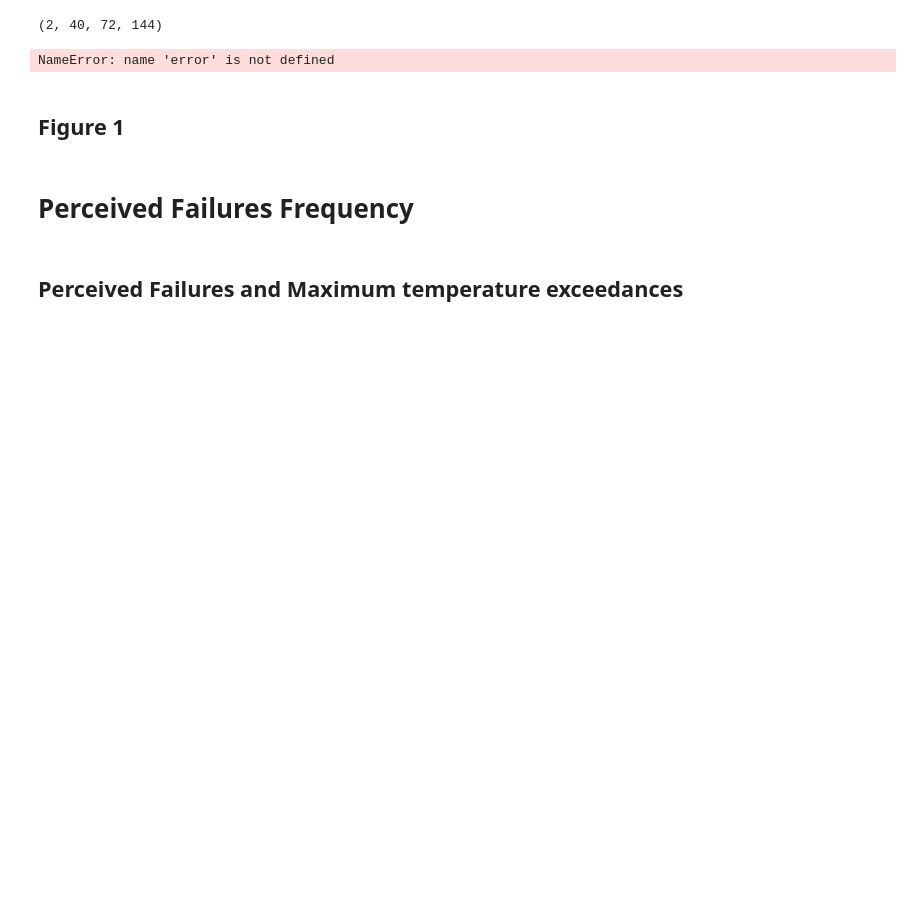
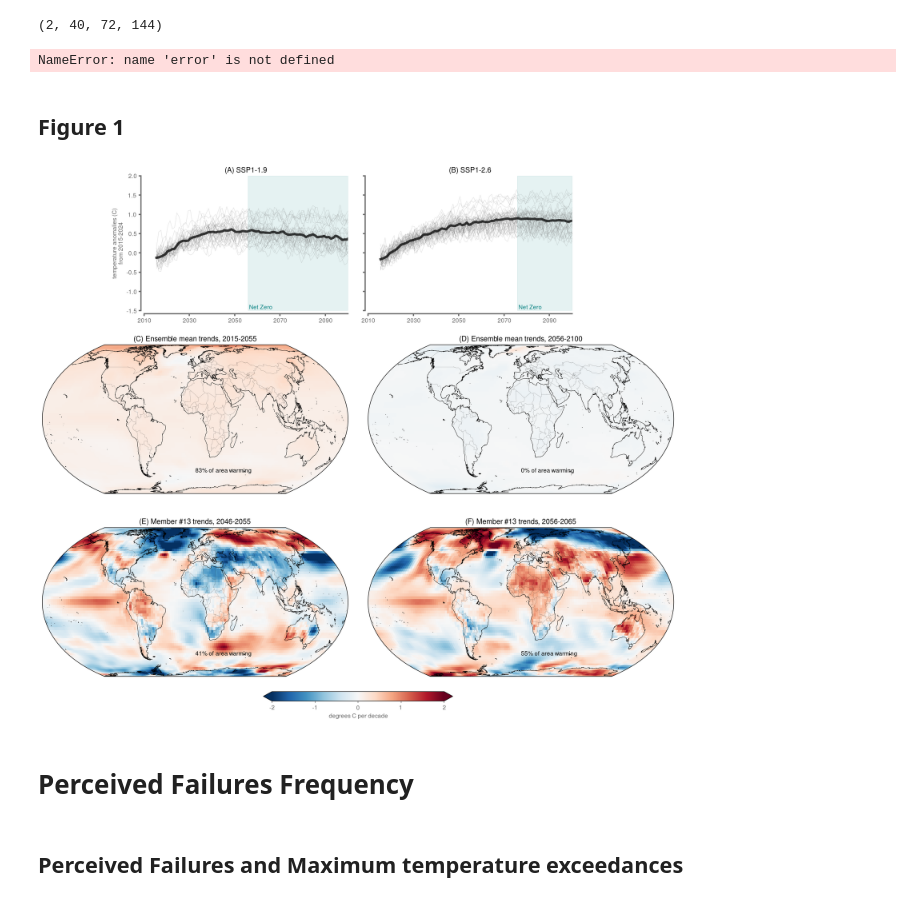
Before and after one commit to eabarnes1010/netzero_perception, a Jupyter notebook: _analysis.ipynb, the cells around one changed output. Cells and saved outputs as stored; diff of their text form; code cells hidden in the pictures; blank space fills up the shorter version.

```diff
--- a/_analysis.ipynb
+++ b/_analysis.ipynb
@@ -134,7 +134,7 @@ def plot_timeseries(netzero_year):
     plt.xlim(2010,2100)
     plt.ylim(-1.5,2.0)
 
-    plt.text(netzero_year+.5,-1.45,'Net-Zero',color="teal")
+    plt.text(netzero_year+.5,-1.45,'Net Zero',color="teal")
 # %%
 imp.reload(plots)
 PLOT_MEMBER = settings["plot_member"]
@@ -142,7 +142,7 @@ MULT_FACTOR = 10
 #------------------------
 # fig = plt.figure(figsize=(13,3*3))
 fig = plt.figure(figsize=(5.0*1.5*2,3.75*1.3*3))
-vbound = 0.15*MULT_FACTOR
+vbound = 0.2*MULT_FACTOR
 #------------------------
 # Plot time series
 
@@ -217,36 +217,39 @@ for MASK_BOOL in (False,):
                               cmap='RdBu_r',
                               vmin= -vbound,
                               vmax= vbound,
                               inc=None,
                               cbarBool=False,
                               contourMap=[],
                               contourVals = [],
                               fastBool=True,
                               extent='both',
                              )
-            ax.text(0,-50,str(int((100*frac).round())) + '\% of area warming',color='black', fontsize=8, transform=ct.crs.PlateCarree())
+            ax.text(0,-50,str(int((100*frac).round())) + '\% of area warming',color='black', fontsize=10, transform=ct.crs.PlateCarree())
 
             image.set_clim(-vbound,vbound)
             ax.xaxis.set_visible(False)
             ax.yaxis.set_visible(False)
             ax.set_title(title_text)
 
+    fig.tight_layout(pad=1., h_pad=0., w_pad=-2)
     # set colorbar
     axs = fig.axes
     bounds = np.round(np.arange(-.2,.29,.1),3)*MULT_FACTOR
     cb = fig.colorbar(image, ax=axs,
                       shrink=0.3,
                       ticks=bounds,
                       location='bottom',
-                      pad=.05,
+                      pad=.025,
                       extend='both',
                       label='degrees C per decade',
                      )
     cb.set_ticklabels(['-2', '-1', '0', '1', '2'])
 
     # plt.tight_layout()
-    plt.savefig(FIGURE_DIRECTORY + EXP_NAME + '_five_panel_trends_member' + str(PLOT_MEMBER) + '.png',  bbox_inches='tight', dpi=savefig_dpi)
+    plots.savefig(FIGURE_DIRECTORY + EXP_NAME + '_five_panel_trends_member' + str(PLOT_MEMBER))
     plt.show()
+# %% [output]
+[figure, added]
 # %% [markdown]
 # Perceived Failures Frequency
 # %%
```
Also changed, not shown: parts of 9 cells of this notebook, 2 other files.
